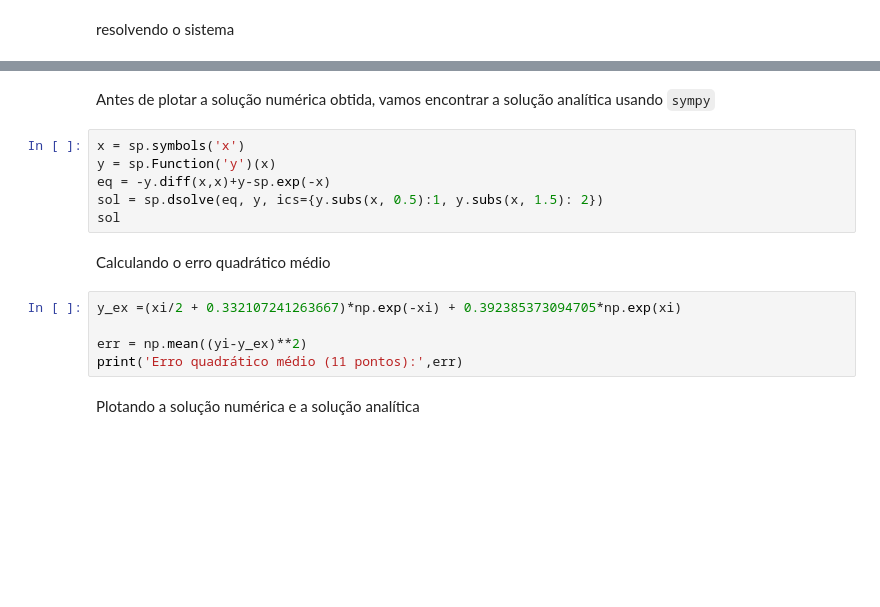
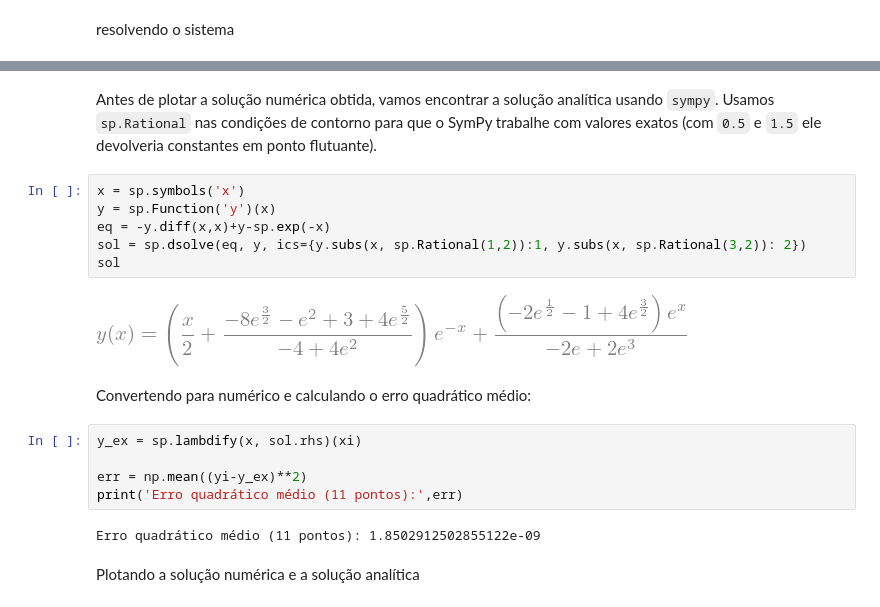
Before and after one commit to tiagoburiol/MatComp_III, a Jupyter notebook: Notebook 09 - Diferenças finitas para EDOs de 2ª ordem/09_diferencas_finitas_EDOs_2a_ordem.ipynb, the cells around one changed output, grey strips where cells are left out. Cells and saved outputs as stored; diff of their text form; blank space fills up the shorter version.

```diff
--- a/Notebook 09 - Diferenças finitas para EDOs de 2ª ordem/09_diferencas_finitas_EDOs_2a_ordem.ipynb
+++ b/Notebook 09 - Diferenças finitas para EDOs de 2ª ordem/09_diferencas_finitas_EDOs_2a_ordem.ipynb
@@ -161,18 +263,22 @@ print(yi)
 # %% [markdown]
-Antes de plotar a solução numérica obtida, vamos encontrar a solução analítica usando `sympy`
+Antes de plotar a solução numérica obtida, vamos encontrar a solução analítica usando `sympy`. Usamos `sp.Rational` nas condições de contorno para que o SymPy trabalhe com valores exatos (com `0.5` e `1.5` ele devolveria constantes em ponto flutuante).
 # %%
 x = sp.symbols('x')
 y = sp.Function('y')(x)
 eq = -y.diff(x,x)+y-sp.exp(-x)
-sol = sp.dsolve(eq, y, ics={y.subs(x, 0.5):1, y.subs(x, 1.5): 2})
+sol = sp.dsolve(eq, y, ics={y.subs(x, sp.Rational(1,2)):1, y.subs(x, sp.Rational(3,2)): 2})
 sol
+# %% [output]
+[figure, added]
 # %% [markdown]
-Calculando o erro quadrático médio
+Convertendo para numérico e calculando o erro quadrático médio:
 # %%
-y_ex =(xi/2 + 0.332107241263667)*np.exp(-xi) + 0.392385373094705*np.exp(xi)
+y_ex = sp.lambdify(x, sol.rhs)(xi)
 
 err = np.mean((yi-y_ex)**2)
 print('Erro quadrático médio (11 pontos):',err)
+# %% [output]
+Erro quadrático médio (11 pontos): 1.8502912502855122e-09
 # %% [markdown]
 Plotando a solução numérica e a solução analítica
 # %%
```
Also changed, not shown: parts of 71 cells of this notebook, 3 other files.
